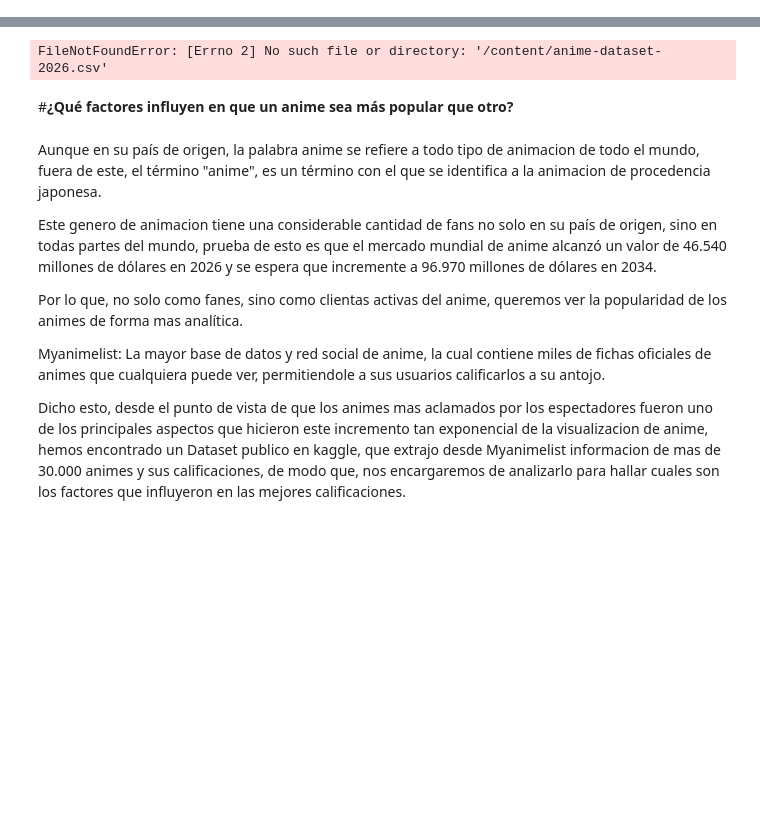
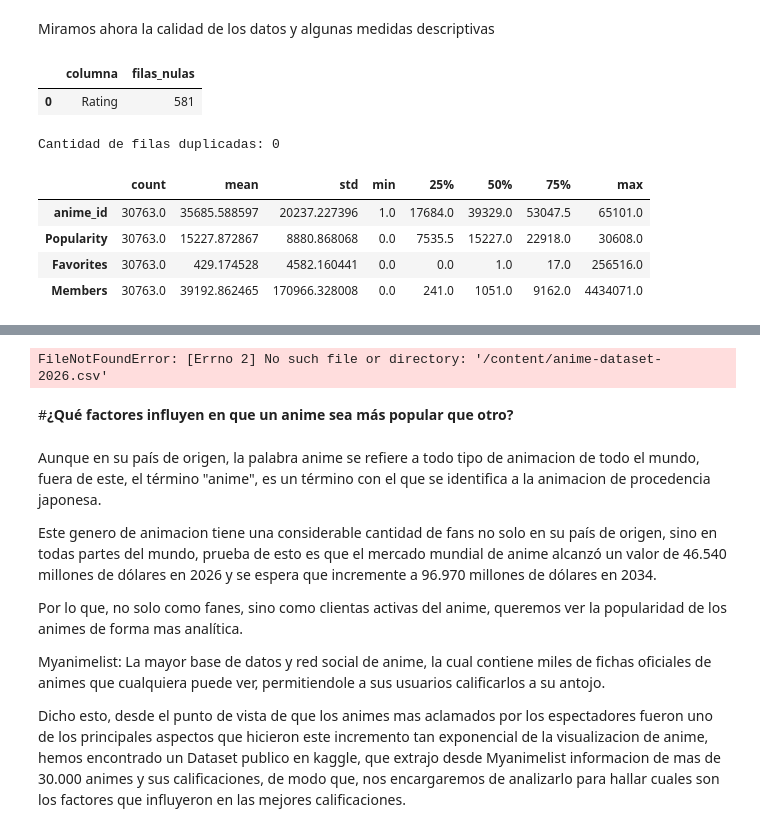
Before and after one commit to bondiolandia/TP_Laboratorio_de_M-todos_Cuantitativos_2026, a Jupyter notebook: notebook_Evolucion_del_Anime.ipynb, the cells around one changed output, grey strips where cells are left out. Drawn from its saved outputs; the diff is of its cells as text; code cells hidden in the pictures; blank space fills up the shorter version.

```diff
--- a/notebook_Evolucion_del_Anime.ipynb
+++ b/notebook_Evolucion_del_Anime.ipynb
@@ -19,0 +16,17 @@ import numpy as np
+# %%
+# Importamos la libreria de Kaggle y el data set con el que vamos a trabajar
+import kagglehub as kg
+from kagglehub import KaggleDatasetAdapter
+
+camino = "anime-dataset-2026.csv"
+Datos = kg.dataset_load(KaggleDatasetAdapter.PANDAS,"darkbarrierhub/anime-dataset-2026",camino)
+
+# Seleccionamos una porcion de los datos para explorar
+muestra = pd.concat([Datos.head(),Datos.tail()])
+display(muestra)
+
+# Describimos la estructura de la tabla: dimensiones, columnas, tipos de dato (.dtypes).
+filas, columnas = Datos.shape
+
+print(f"El DF orginal tiene {filas} y {columnas} columnas\n")
+Datos.info()
@@ -19,0 +84,28 @@ import numpy as np
+# %% [markdown]
+Miramos ahora la calidad de los datos y algunas medidas descriptivas
+# %%
+# Analizamos la calidad: valores nulos, duplicados y estadísticas descriptivas
+filas = []
+
+for col in Datos.columns:
+    n_nulos = Datos[col].isnull().sum()
+    if n_nulos > 0:  # solo columnas con nulos
+        filas.append({
+            "columna": col,
+            "filas_nulas": n_nulos
+        })
+
+resumen_nulos = pd.DataFrame(filas).sort_values("filas_nulas", ascending=False).reset_index(drop=True)
+display (resumen_nulos)
+print (f"Cantidad de filas duplicadas: {Datos.duplicated().sum()}")
+
+Datos.describe().T
+# %% [output]
+|  | columna | filas_nulas |
+| 0 | Rating | 581 |
+Cantidad de filas duplicadas: 0
+|  | count | mean | std | min | 25% | 50% | 75% | max |
+| anime_id | 30763.0 | 35685.588597 | 20237.227396 | 1.0 | 17684.0 | 39329.0 | 53047.5 | 65101.0 |
+| Popularity | 30763.0 | 15227.872867 | 8880.868068 | 0.0 | 7535.5 | 15227.0 | 22918.0 | 30608.0 |
+| Favorites | 30763.0 | 429.174528 | 4582.160441 | 0.0 | 0.0 | 1.0 | 17.0 | 256516.0 |
+| Members | 30763.0 | 39192.862465 | 170966.328008 | 0.0 | 241.0 | 1051.0 | 9162.0 | 4434071.0 |
```
Also changed, not shown: parts of 9 cells of this notebook.
